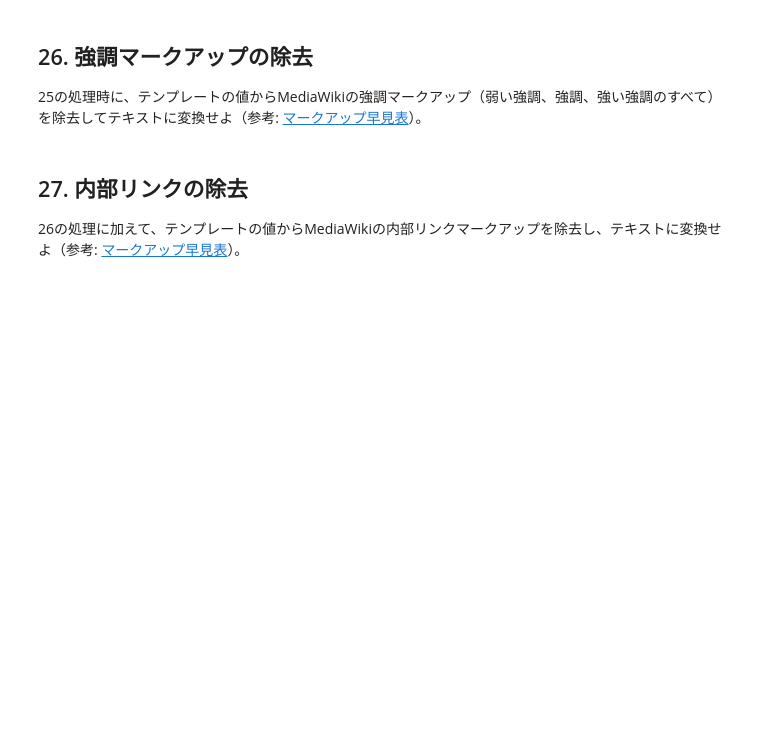
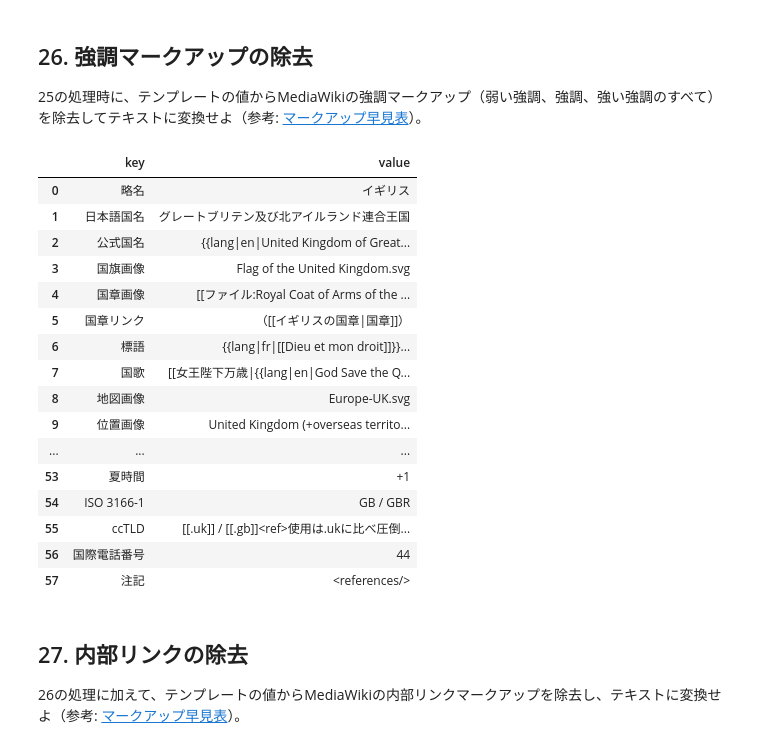
Before and after one commit to Tomhack24/my_nlp100_2025, a Jupyter notebook: ja/ch03.ipynb, the cells around one changed output. Drawn from its saved outputs; the diff is of its cells as text; code cells hidden in the pictures; blank space fills up the shorter version.

```diff
--- a/ja/ch03.ipynb
+++ b/ja/ch03.ipynb
@@ -164,6 +182,42 @@ print(info_dict)
 # %% [markdown]
 ## 26. 強調マークアップの除去
 25の処理時に、テンプレートの値からMediaWikiの強調マークアップ（弱い強調、強調、強い強調のすべて）を除去してテキストに変換せよ（参考: [マークアップ早見表](http://ja.wikipedia.org/wiki/Help:%E6%97%A9%E8%A6%8B%E8%A1%A8)）。
+# %%
+pattern = r'\{\{基礎情報.*?$(.*?)^\}\}$'
+result = re.findall(pattern, text, re.MULTILINE +re.DOTALL)
+bun = ''.join(result)
+lines = bun.split('\n')
+info_dict = {}
+import pandas as pd
+
+for line in lines:
+    match = re.match(r'^\|(.*?)\s*=\s*(.*)$', line)
+    if match:
+      key = match.group(1).strip()
+      value = match.group(2).strip()
+      value = re.sub(r"'{3,}", "", value)
+      info_dict[key] = value
+
+df = pd.DataFrame(list(info_dict.items()), columns=['key', 'value'])
+df
+# %% [output]
+|  | key | value |
+| 0 | 略名 | イギリス |
+| 1 | 日本語国名 | グレートブリテン及び北アイルランド連合王国 |
+| 2 | 公式国名 | {{lang|en|United Kingdom of Great... |
+| 3 | 国旗画像 | Flag of the United Kingdom.svg |
+| 4 | 国章画像 | [[ファイル:Royal Coat of Arms of the ... |
+| 5 | 国章リンク | （[[イギリスの国章|国章]]） |
+| 6 | 標語 | {{lang|fr|[[Dieu et mon droit]]}}... |
+| 7 | 国歌 | [[女王陛下万歳|{{lang|en|God Save the Q... |
+| 8 | 地図画像 | Europe-UK.svg |
+| 9 | 位置画像 | United Kingdom (+overseas territo... |
+| ... | ... | ... |
+| 53 | 夏時間 | +1 |
+| 54 | ISO 3166-1 | GB / GBR |
+| 55 | ccTLD | [[.uk]] / [[.gb]]<ref>使用は.ukに比べ圧倒... |
+| 56 | 国際電話番号 | 44 |
+| 57 | 注記 | <references/> |
 # %% [markdown]
 ## 27. 内部リンクの除去
 26の処理に加えて、テンプレートの値からMediaWikiの内部リンクマークアップを除去し、テキストに変換せよ（参考: [マークアップ早見表](http://ja.wikipedia.org/wiki/Help:%E6%97%A9%E8%A6%8B%E8%A1%A8)）。
```
Also changed, not shown: parts of 1 cell of this notebook.
